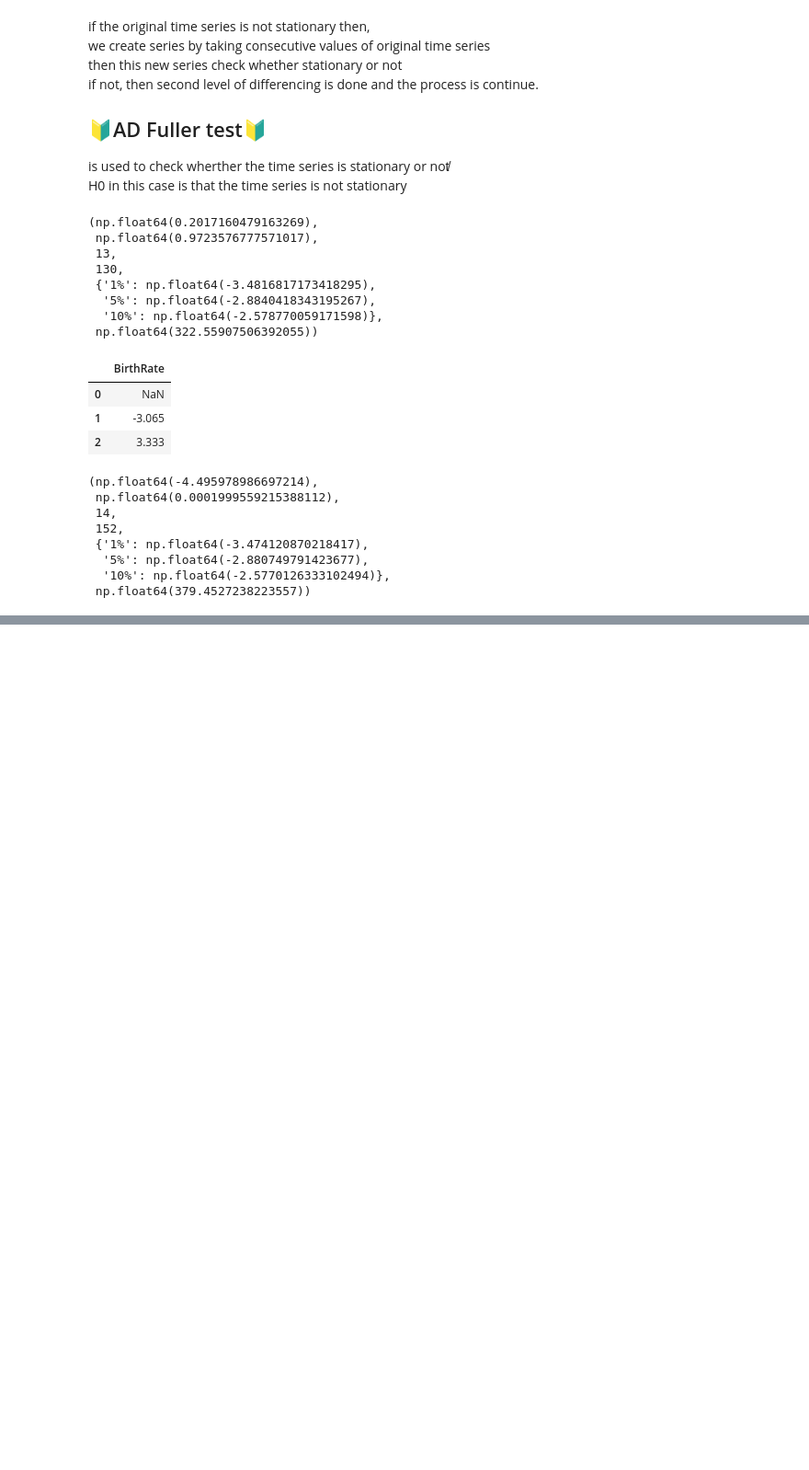
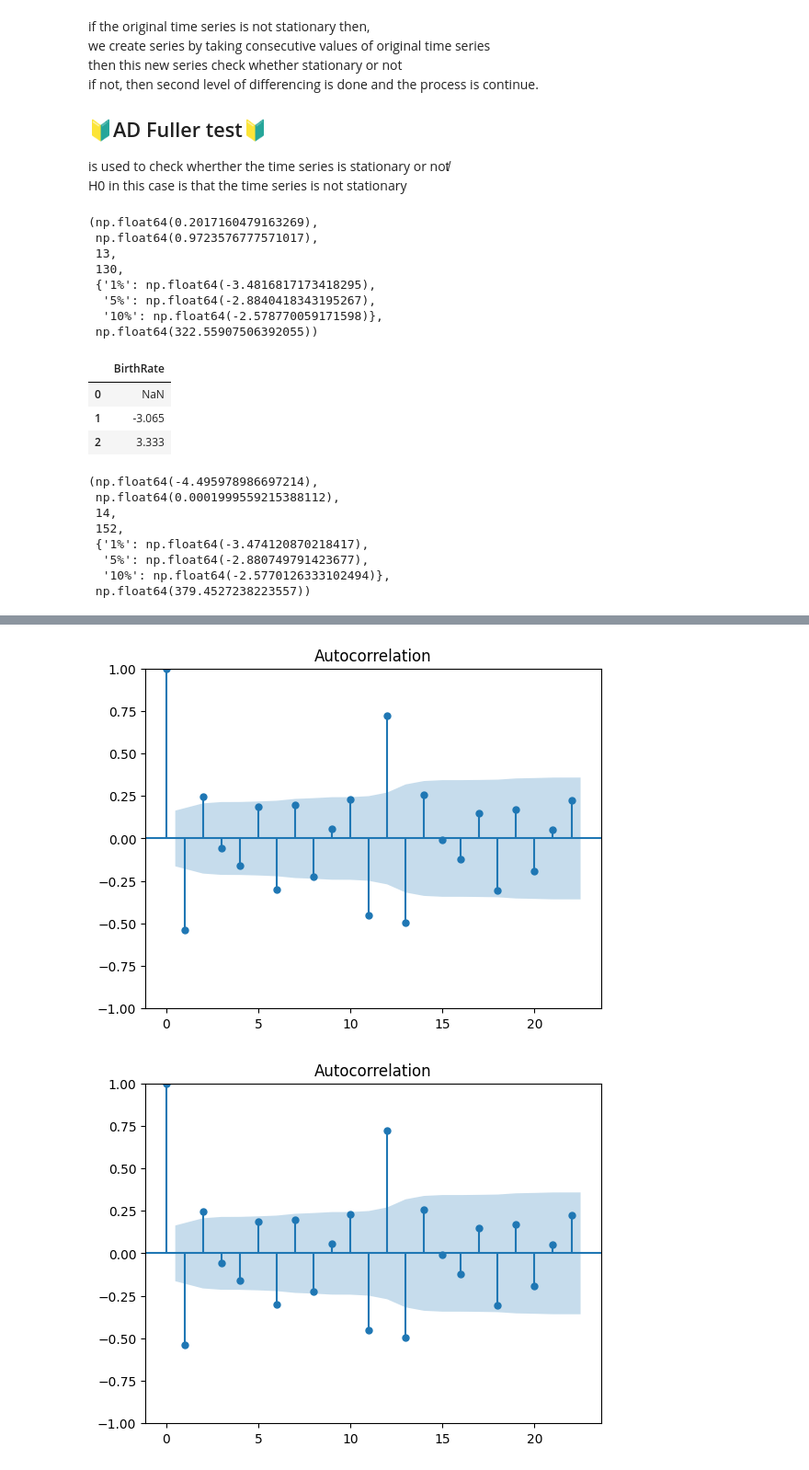
Before and after one commit to devdatta1429/BDA_Assignments, a Jupyter notebook: PML/Day_25_13_06.ipynb, the cells around one changed output, grey strips where cells are left out. Shown at 92% size. Cells and saved outputs as stored; diff of their text form; code cells hidden in the pictures; blank space fills up the shorter version.

```diff
--- a/PML/Day_25_13_06.ipynb
+++ b/PML/Day_25_13_06.ipynb
@@ -927,0 +1033,6 @@ adfuller(df_train1)
+# %%
+from statsmodels.graphics.tsaplots import plot_acf, plot_pacf
+plot_acf(df_train.diff().dropna())  # gives the value of q which is the third number in the order
+# %% [output]
+[figure, added]
+[figure, added]
```
Also changed, not shown: parts of 5 cells of this notebook.
